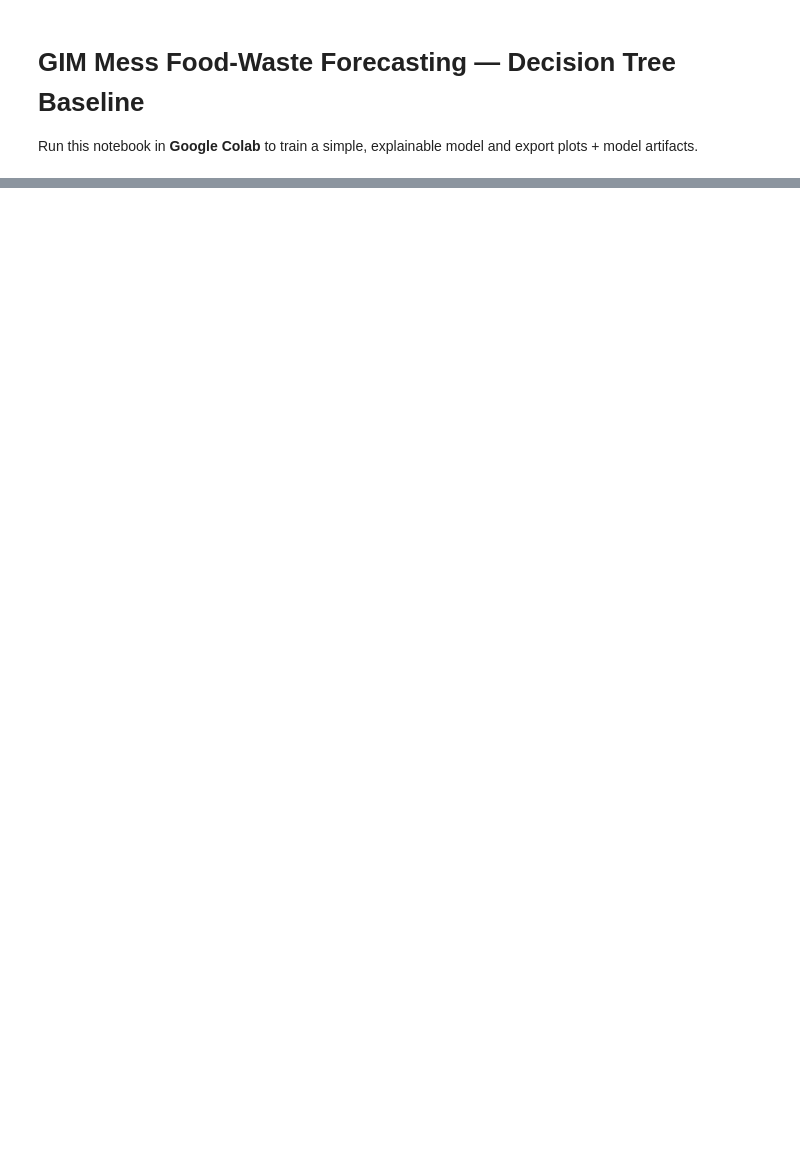
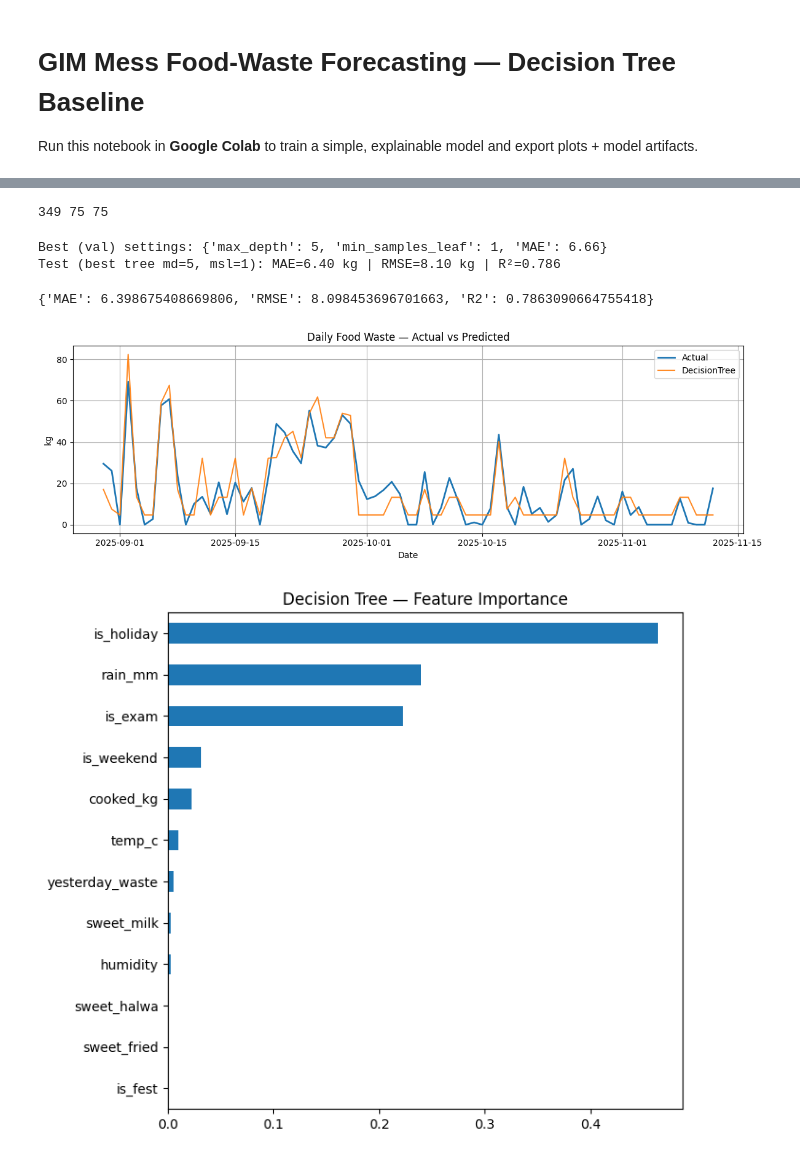
Before and after one commit to rohun-rajvanshi/gim-food-waste-starter, a Jupyter notebook: notebooks/01_train_decision_tree.ipynb, the cells around one changed output, grey strips where cells are left out. Drawn from its saved outputs; the diff is of its cells as text; code cells hidden in the pictures; blank space fills up the shorter version.

```diff
--- a/notebooks/01_train_decision_tree.ipynb
+++ b/notebooks/01_train_decision_tree.ipynb
@@ -36,47 +98,71 @@ len(X), X.head(2)
 # %%
 n = len(df2)
-i_tr = int(0.70*n); i_va = int(0.85*n)
+i_tr = int(0.70*n)
+i_va = int(0.85*n)
+
 X_train, y_train = X.iloc[:i_tr], y.iloc[:i_tr]
 X_val,   y_val   = X.iloc[i_tr:i_va], y.iloc[i_tr:i_va]
 X_test,  y_test  = X.iloc[i_va:], y.iloc[i_va:]
 dates_test = df2['date'].iloc[i_va:]
-len(X_train), len(X_val), len(X_test)
+
+print(len(X_train), len(X_val), len(X_test))
+# %% [output]
+349 75 75
 # %%
+from sklearn.tree import DecisionTreeRegressor
+from sklearn.metrics import mean_absolute_error, mean_squared_error, r2_score
+import numpy as np
+import pandas as pd
+
 def eval_block(y_true, y_hat, name):
-    mae = mean_absolute_error(y_true, y_hat)
-    rmse = mean_squared_error(y_true, y_hat, squared=False)
-    r2 = r2_score(y_true, y_hat)
+    mae  = mean_absolute_error(y_true, y_hat)
+    # Compat: some sklearn versions don't support `squared=False`
+    rmse = np.sqrt(mean_squared_error(y_true, y_hat))
+    r2   = r2_score(y_true, y_hat)
     print(f"{name}: MAE={mae:.2f} kg | RMSE={rmse:.2f} kg | R²={r2:.3f}")
-    return {'MAE': float(mae), 'RMSE': float(rmse), 'R2': float(r2)}
+    return {"MAE": float(mae), "RMSE": float(rmse), "R2": float(r2)}
 
+# quick sweep for (max_depth, min_samples_leaf)
 candidates = []
 for md in [3,4,5,6,7]:
     for msl in [1,2,3,5]:
         m = DecisionTreeRegressor(max_depth=md, min_samples_leaf=msl, random_state=42)
         m.fit(X_train, y_train)
-        p = m.predict(X_val)
-        mae = mean_absolute_error(y_val, p)
+        mae = mean_absolute_error(y_val, m.predict(X_val))
         candidates.append((mae, md, msl))
+
 best_mae, best_md, best_msl = sorted(candidates)[0]
+print("Best (val) settings:", dict(max_depth=best_md, min_samples_leaf=best_msl, MAE=round(best_mae,2)))
+
 best_tree = DecisionTreeRegressor(max_depth=best_md, min_samples_leaf=best_msl, random_state=42)
 best_tree.fit(pd.concat([X_train, X_val]), pd.concat([y_train, y_val]))
+
 test_pred = best_tree.predict(X_test)
 metrics = eval_block(y_test, test_pred, f"Test (best tree md={best_md}, msl={best_msl})")
 metrics
+# %% [output]
+Best (val) settings: {'max_depth': 5, 'min_samples_leaf': 1, 'MAE': 6.66}
+Test (best tree md=5, msl=1): MAE=6.40 kg | RMSE=8.10 kg | R²=0.786
+{'MAE': 6.398675408669806, 'RMSE': 8.098453696701663, 'R2': 0.7863090664755418}
 # %%
-import matplotlib.pyplot as plt
-fig_dir = Path('../reports/figures'); fig_dir.mkdir(parents=True, exist_ok=True)
-
+# Actual vs Predicted
 plt.figure(figsize=(12,4))
-plt.plot(dates_test, y_test.values, label='Actual', linewidth=2)
-plt.plot(dates_test, test_pred, label='DecisionTree', alpha=0.9)
-plt.title('Daily Food Waste — Actual vs Predicted')
-plt.xlabel('Date'); plt.ylabel('kg'); plt.grid(True); plt.legend(); plt.tight_layout()
-plt.savefig(fig_dir/'fig_avp.png', dpi=150)
+plt.plot(dates_test, y_test.values, label="Actual", linewidth=2)
+plt.plot(dates_test, test_pred, label="DecisionTree", alpha=0.9)
+plt.title("Daily Food Waste — Actual vs Predicted")
+plt.xlabel("Date"); plt.ylabel("kg")
+plt.grid(True); plt.legend(); plt.tight_layout()
+plt.savefig("fig_avp.png", dpi=150)
 plt.show()
 
+# Feature importance
 imp = pd.Series(best_tree.feature_importances_, index=FEATURES).sort_values(ascending=True)
 plt.figure(figsize=(7,6))
 imp.plot(kind='barh')
-plt.title('Decision Tree — Feature Importance')
-plt.tight_layout(); plt.savefig(fig_dir/'fig_importance.png', dpi=150); plt.show()
+plt.title("Decision Tree — Feature Importance")
+plt.tight_layout()
+plt.savefig("fig_importance.png", dpi=150)
+plt.show()
+# %% [output]
+[figure, added]
+[figure, added]
```
Also changed, not shown: parts of 8 cells of this notebook.
